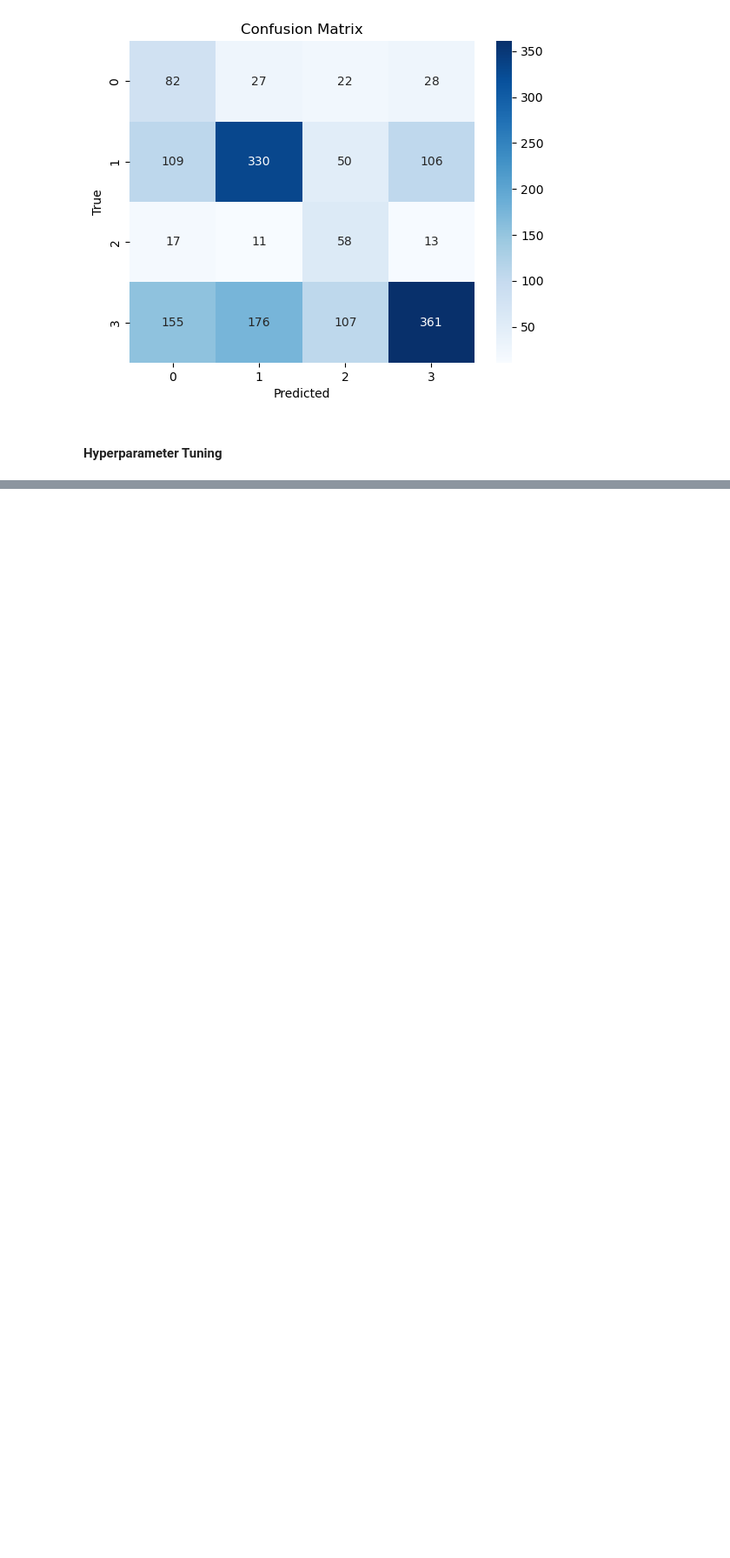
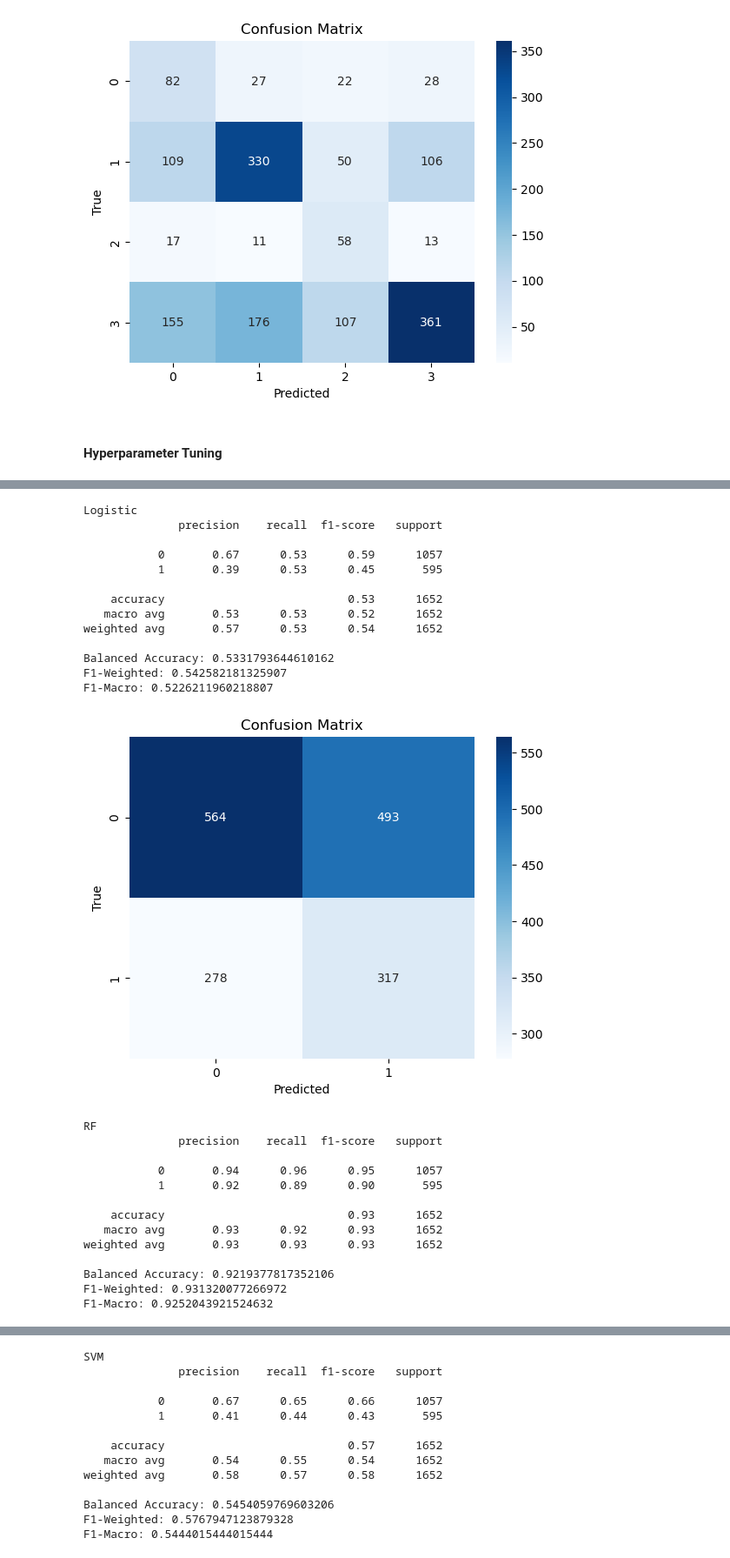
Before and after one commit to helenw566/nypd_misconduct, a Jupyter notebook: script/03_modeling.ipynb, the cells around one changed output, grey strips where cells are left out. Shown at 87% size. Cells and saved outputs as stored; diff of their text form; code cells hidden in the pictures; blank space fills up the shorter version.

```diff
--- a/script/03_modeling.ipynb
+++ b/script/03_modeling.ipynb
@@ -341,0 +374,13 @@ Best F1 Score (Weighted): 0.8553976203427455
+# %%
+#dichotomizing y
+bin_y = np.where(ys['CCRB Complaint Disposition'] == "Substantiated",1, 0)
+# %%
+#train test split
+x_train2, x_test2, y_train2, y_test2 = train_test_split(x, bin_y, test_size = 0.2, stratify = bin_y, random_state = 3)
+x_train2, x_valid2, y_train2, y_valid2 = train_test_split(x_train2, y_train2, test_size = 0.2, stratify = y_train2, random_state = 3)
+# %%
+#SMOTE for class imbalance
+smote2 = SMOTE(random_state = 10)
+
+#applying SMOTE to training
+x_res2, y_res2 = smote2.fit_resample(x_train2, y_train2)
@@ -341,0 +453,36 @@ Best F1 Score (Weighted): 0.8553976203427455
+# %%
+#list of models to go through
+model_list = ["Logistic", "RF", "SVM", "XGB", "KNN"]
+# %%
+#fits and evaluates performance for each model
+for model in model_list:
+    print(model)
+    model_perf_bin(model, x_res2, y_res2, x_valid2, y_valid2)
+# %% [output]
+Logistic
+              precision    recall  f1-score   support
+
+           0       0.67      0.53      0.59      1057
+           1       0.39      0.53      0.45       595
+
+    accuracy                           0.53      1652
+   macro avg       0.53      0.53      0.52      1652
+weighted avg       0.57      0.53      0.54      1652
+
+Balanced Accuracy: 0.5331793644610162
+F1-Weighted: 0.542582181325907
+F1-Macro: 0.5226211960218807
+[figure, added]
+RF
+              precision    recall  f1-score   support
+
+           0       0.94      0.96      0.95      1057
+           1       0.92      0.89      0.90       595
+
+    accuracy                           0.93      1652
+   macro avg       0.93      0.92      0.93      1652
+weighted avg       0.93      0.93      0.93      1652
+
+Balanced Accuracy: 0.9219377817352106
+F1-Weighted: 0.931320077266972
+F1-Macro: 0.9252043921524632
@@ -341,0 +490,13 @@ Best F1 Score (Weighted): 0.8553976203427455
+SVM
+              precision    recall  f1-score   support
+
+           0       0.67      0.65      0.66      1057
+           1       0.41      0.44      0.43       595
+
+    accuracy                           0.57      1652
+   macro avg       0.54      0.55      0.54      1652
+weighted avg       0.58      0.57      0.58      1652
+
+Balanced Accuracy: 0.5454059769603206
+F1-Weighted: 0.5767947123879328
+F1-Macro: 0.5444015444015444
```
Also changed, not shown: parts of 40 cells of this notebook.
